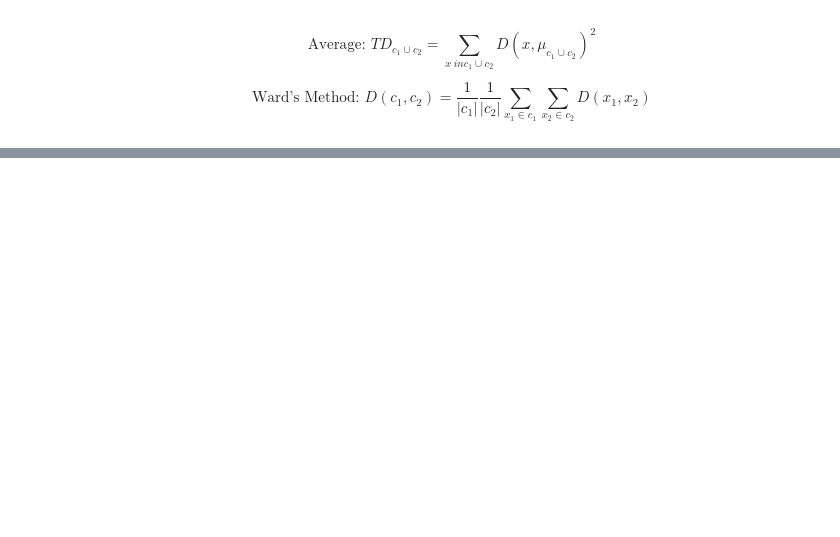
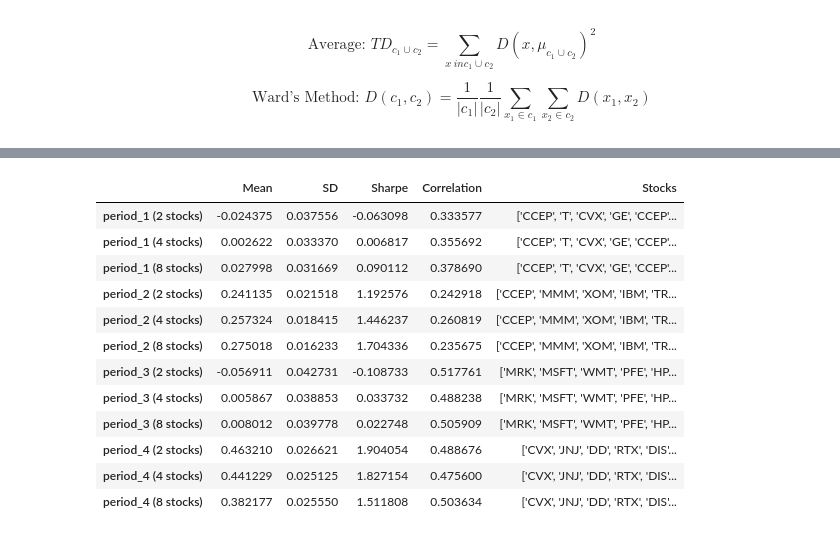
Before and after one commit to jaymay2002/PortfolioSelection, a Jupyter notebook: MSTs.ipynb, the cells around one changed output, grey strips where cells are left out. Cells and saved outputs as stored; diff of their text form; code cells hidden in the pictures; blank space fills up the shorter version.

```diff
--- a/MSTs.ipynb
+++ b/MSTs.ipynb
@@ -397,3 +285,88 @@ result_df_mst
+# %%
+#CLUSTERS
+
+import pandas as pd
+import numpy as np
+
+def calculate_metrics_for_mst_clusters(all_cluster_stocks, period_dfs):
+    results_by_period = {}
+    num_portfolios = 100
+
+    for period, cluster_stocks in all_cluster_stocks.items():
+        returns_data = period_dfs[period].droplevel(1, axis=1)
+        results_by_cluster = {}
+        selected_stocks_list = {}
+        #print(returns_data)
+
+        for num_clusters, clusters in cluster_stocks.items():
+            cluster_lists = list(clusters.values())
+            std_returns = []
+            portfolio_returns = []
+            #print(cluster_lists)
+            correlations = []
+
+            for _ in range(num_portfolios):
+                # First, choose stocks from each cluster
+                selected_stocks = [np.random.choice(cluster_list, size=1)[0] for cluster_list in cluster_lists]
+                try:
+                    selected_stocks_list[num_clusters] = np.concatenate([selected_stocks_list[num_clusters], selected_stocks])
+                except KeyError:
+                    selected_stocks_list[num_clusters] = selected_stocks
+                portfolio_return_stocks = returns_data[selected_stocks].mean(axis=1)
+
+
+                mean_portfolio_return = np.prod(1+portfolio_return_stocks)-1
+                portfolio_returns.append(mean_portfolio_return)
+                mean_std = (portfolio_return_stocks+1).std()
+                std_returns.append(mean_std)
+
+                correlation_matrix = returns_data[selected_stocks].corr()
+                upper_triangle = correlation_matrix.where(np.triu(np.ones(correlation_matrix.shape), k=1).astype(bool))
+                upper_triangle_flat = upper_triangle.stack().dropna().tolist()
+                mean_correlation = np.mean(upper_triangle_flat)
+                correlations.append(mean_correlation)
+            plt.show()
+
+            sharpe_ratio = np.mean((np.array(portfolio_returns)/10) / np.array(std_returns))
+            mean_return = np.mean(portfolio_returns)
+            mean_std = np.mean(std_returns)
+            average_correlation = np.mean(correlations)
+
+            final_stocks_list = [list(i) for i in selected_stocks_list.values()]
+
+            results_by_cluster[num_clusters] = {'Mean': mean_return, 'SD': mean_std, 'Sharpe': sharpe_ratio, 'Correlation': average_correlation, "Stocks" : final_stocks_list}
+            #print()
+        results_by_period[period] = results_by_cluster
+    return results_by_period
+
+
+
+
+results_by_period = calculate_metrics_for_mst_clusters(all_cluster_stocks, period_dfs)
+dfs = []
+for period, results_by_cluster in results_by_period.items():
+    for num_clusters, metrics in results_by_cluster.items():
+        # Flatten or stringify the complex 'Stocks' list for display
+        metrics_for_df = {key: (', '.join(map(str, val)) if isinstance(val, list) else val) for key, val in metrics.items()}
+        df = pd.DataFrame([metrics_for_df], index=[f"{period} ({num_clusters} stocks)"])
+        dfs.append(df)
+
+result_df_clusters = pd.concat(dfs)
+result_df_clusters
+# %% [output]
+|  | Mean | SD | Sharpe | Correlation | Stocks |
+| period_1 (2 stocks) | -0.024375 | 0.037556 | -0.063098 | 0.333577 | ['CCEP', 'T', 'CVX', 'GE', 'CCEP'... |
+| period_1 (4 stocks) | 0.002622 | 0.033370 | 0.006817 | 0.355692 | ['CCEP', 'T', 'CVX', 'GE', 'CCEP'... |
+| period_1 (8 stocks) | 0.027998 | 0.031669 | 0.090112 | 0.378690 | ['CCEP', 'T', 'CVX', 'GE', 'CCEP'... |
+| period_2 (2 stocks) | 0.241135 | 0.021518 | 1.192576 | 0.242918 | ['CCEP', 'MMM', 'XOM', 'IBM', 'TR... |
+| period_2 (4 stocks) | 0.257324 | 0.018415 | 1.446237 | 0.260819 | ['CCEP', 'MMM', 'XOM', 'IBM', 'TR... |
+| period_2 (8 stocks) | 0.275018 | 0.016233 | 1.704336 | 0.235675 | ['CCEP', 'MMM', 'XOM', 'IBM', 'TR... |
+| period_3 (2 stocks) | -0.056911 | 0.042731 | -0.108733 | 0.517761 | ['MRK', 'MSFT', 'WMT', 'PFE', 'HP... |
+| period_3 (4 stocks) | 0.005867 | 0.038853 | 0.033732 | 0.488238 | ['MRK', 'MSFT', 'WMT', 'PFE', 'HP... |
+| period_3 (8 stocks) | 0.008012 | 0.039778 | 0.022748 | 0.505909 | ['MRK', 'MSFT', 'WMT', 'PFE', 'HP... |
+| period_4 (2 stocks) | 0.463210 | 0.026621 | 1.904054 | 0.488676 | ['CVX', 'JNJ', 'DD', 'RTX', 'DIS'... |
+| period_4 (4 stocks) | 0.441229 | 0.025125 | 1.827154 | 0.475600 | ['CVX', 'JNJ', 'DD', 'RTX', 'DIS'... |
+| period_4 (8 stocks) | 0.382177 | 0.025550 | 1.511808 | 0.503634 | ['CVX', 'JNJ', 'DD', 'RTX', 'DIS'... |
 # %%
 def calculate_metrics_for_random_selection(period_dfs, num_stocks_list):
     results_by_period = {}
```
Also changed, not shown: parts of 9 cells of this notebook.
